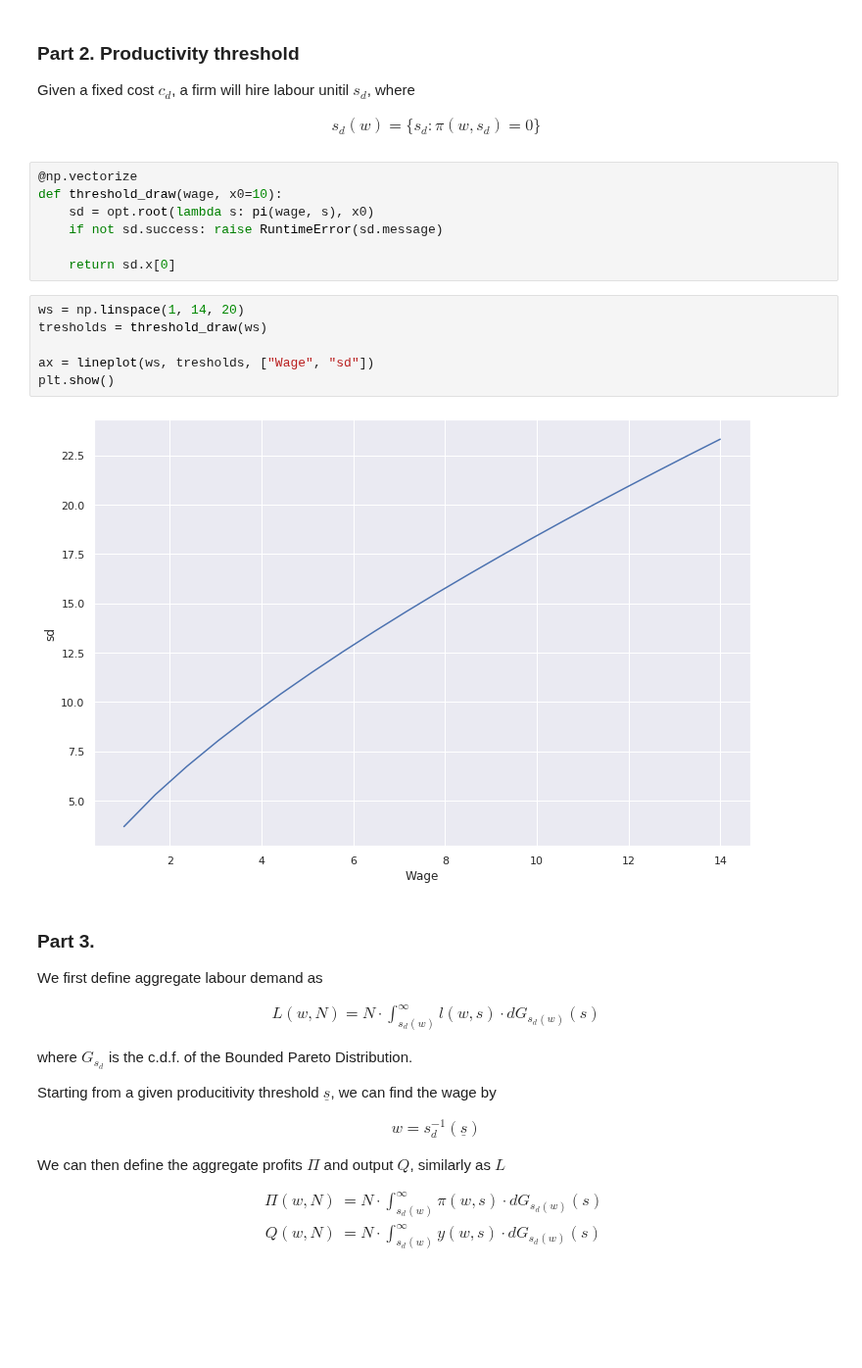
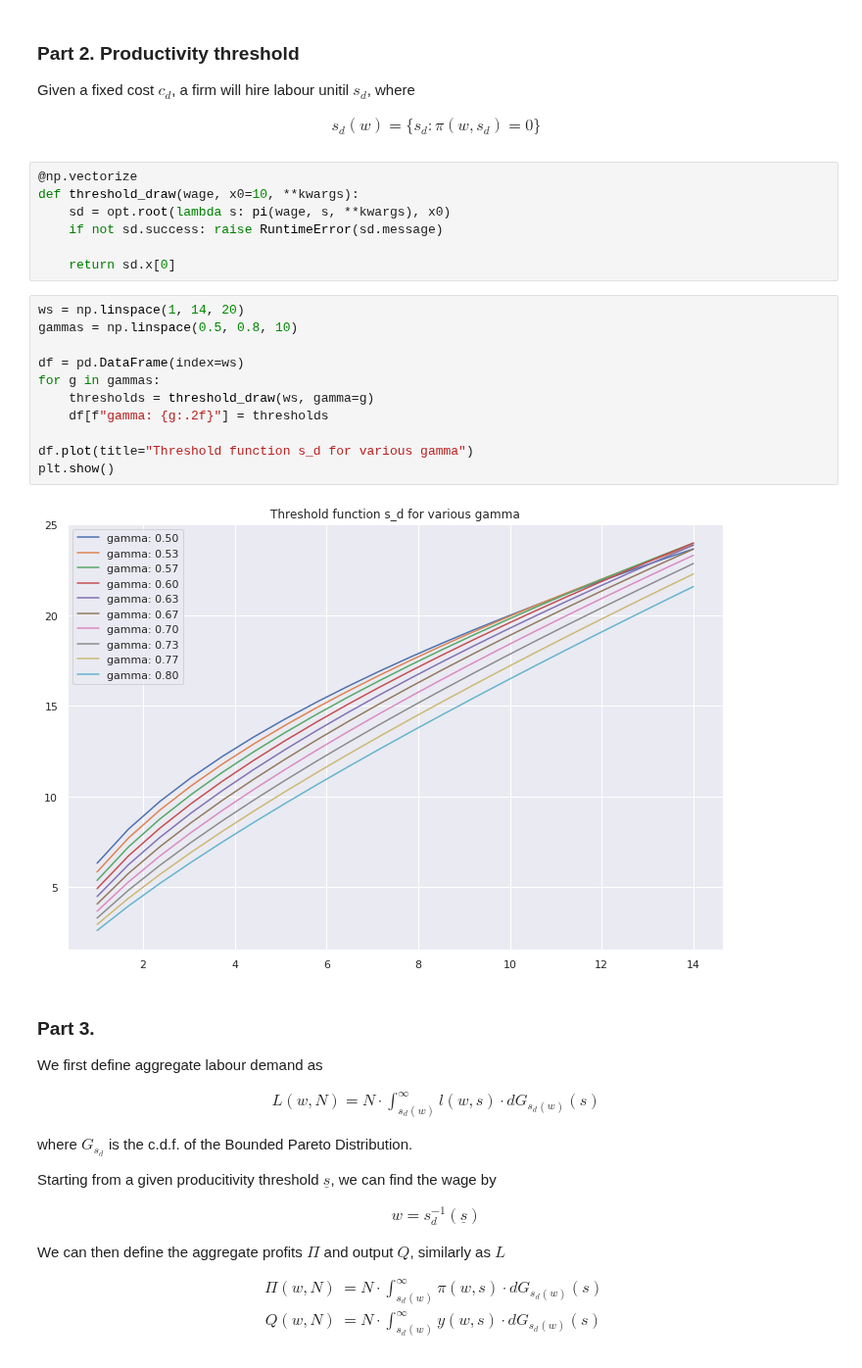
Before and after one commit to NoFishLikeIan/tinbergen, a Jupyter notebook: homework/macro_three/Labour market competition under heterogeneity.ipynb, the cells around one changed output. Shown at 98% size. Cells and saved outputs as stored; diff of their text form; blank space fills up the shorter version.

```diff
--- a/homework/macro_three/Labour market competition under heterogeneity.ipynb
+++ b/homework/macro_three/Labour market competition under heterogeneity.ipynb
@@ -139,19 +148,24 @@ Given a fixed cost $c_d$, a firm will hire labour unitil $s_d$, where
 \end{align}
 # %%
 @np.vectorize
-def threshold_draw(wage, x0=10):
-    sd = opt.root(lambda s: pi(wage, s), x0)
+def threshold_draw(wage, x0=10, **kwargs):
+    sd = opt.root(lambda s: pi(wage, s, **kwargs), x0)
     if not sd.success: raise RuntimeError(sd.message)
 
     return sd.x[0]
-# %%
-ws = np.linspace(1, 14, 20)
-tresholds = threshold_draw(ws)
-
-ax = lineplot(ws, tresholds, ["Wage", "sd"])
-plt.show()
-# %% [output]
-[figure, removed]
+# %%
+ws = np.linspace(1, 14, 20)
+gammas = np.linspace(0.5, 0.8, 10)
+
+df = pd.DataFrame(index=ws)
+for g in gammas:
+    thresholds = threshold_draw(ws, gamma=g)
+    df[f"gamma: {g:.2f}"] = thresholds
+
+df.plot(title="Threshold function s_d for various gamma")
+plt.show()
+# %% [output]
+[figure, added]
 # %% [markdown]
 ### Part 3.
 
```
Also changed, not shown: parts of 18 cells of this notebook.
